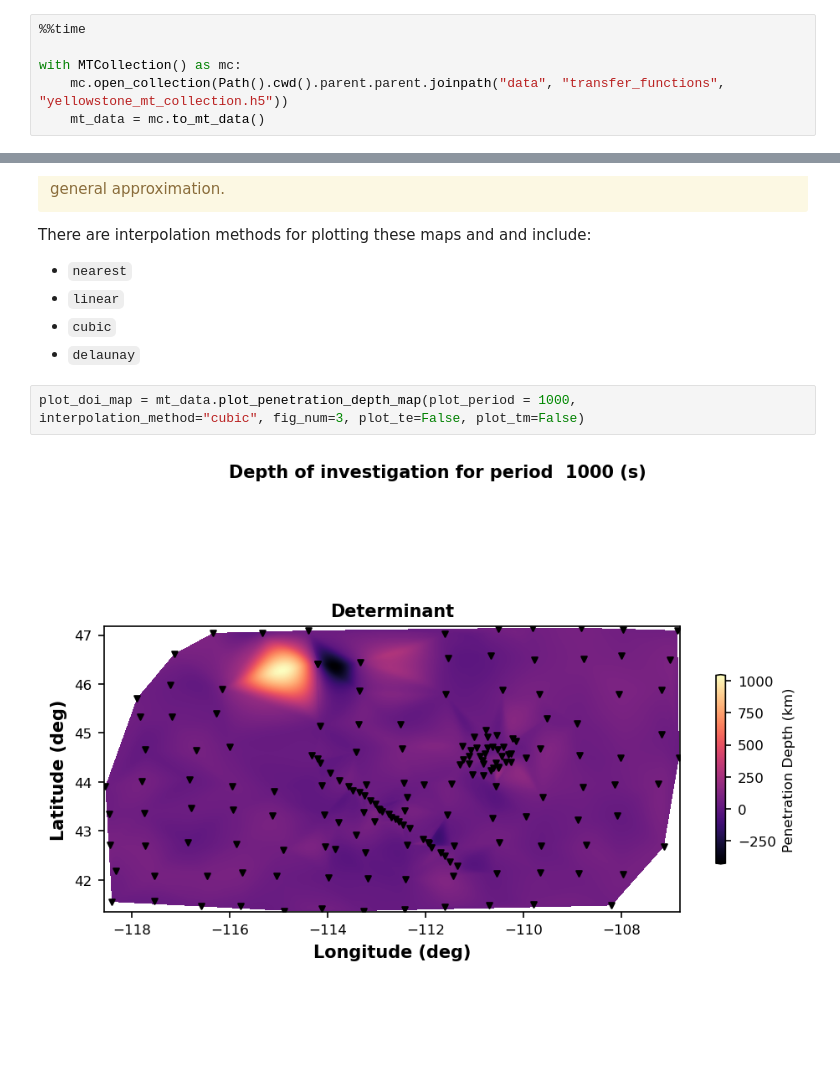
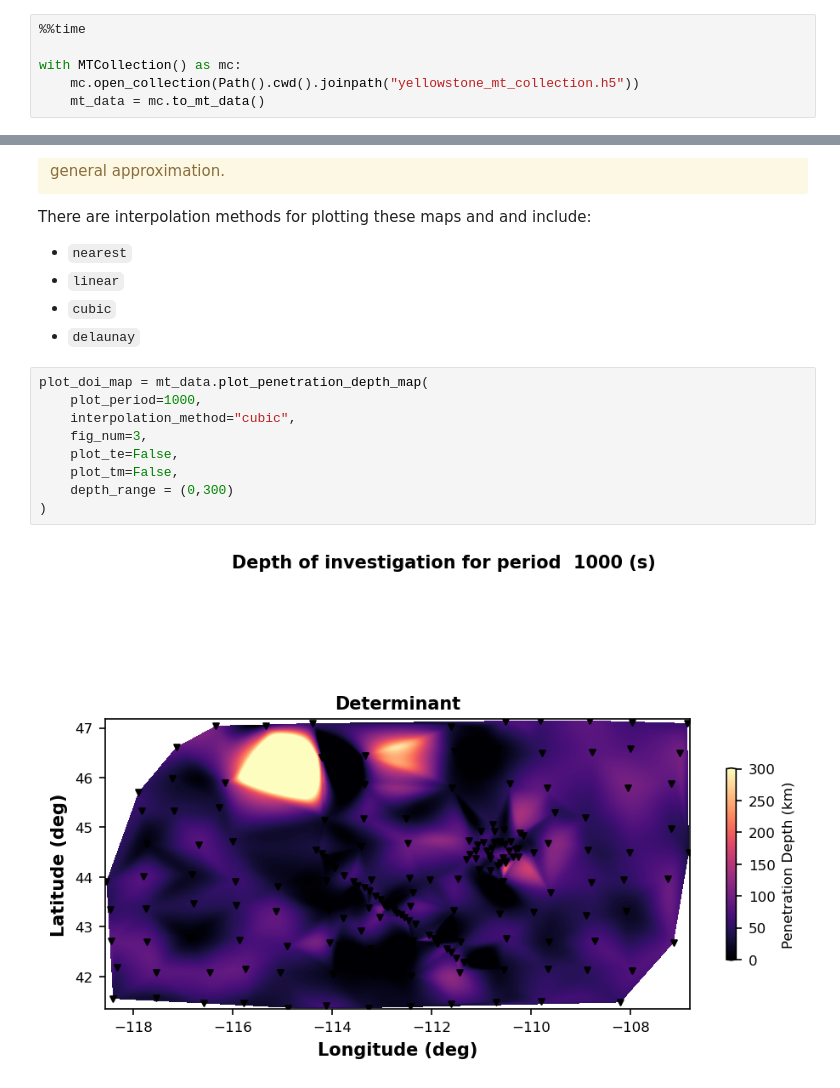
Before and after one commit to simpeg-research/earthscope-mt-course, a Jupyter notebook: notebooks/mtpy/05_plot_depth_of_investigation.ipynb, the cells around one changed output, grey strips where cells are left out. Drawn from its saved outputs; the diff is of its cells as text; blank space fills up the shorter version.

```diff
--- a/notebooks/mtpy/05_plot_depth_of_investigation.ipynb
+++ b/notebooks/mtpy/05_plot_depth_of_investigation.ipynb
@@ -24,6 +24,6 @@ In the previous example we created a MTH5 file from existing Yellowstone data.
 %%time
 
 with MTCollection() as mc:
-    mc.open_collection(Path().cwd().parent.parent.joinpath("data", "transfer_functions", "yellowstone_mt_collection.h5"))
+    mc.open_collection(Path().cwd().joinpath("yellowstone_mt_collection.h5"))
     mt_data = mc.to_mt_data()
 # %% [output]
@@ -72,9 +72,16 @@ There are interpolation methods for plotting these maps and and include:
   - `cubic`
   - `delaunay`
 # %%
-plot_doi_map = mt_data.plot_penetration_depth_map(plot_period = 1000, interpolation_method="cubic", fig_num=3, plot_te=False, plot_tm=False)
+plot_doi_map = mt_data.plot_penetration_depth_map(
+    plot_period=1000,
+    interpolation_method="cubic",
+    fig_num=3,
+    plot_te=False,
+    plot_tm=False,
+    depth_range = (0,300)
+)
 # %% [output]
-[figure, old version]
+[figure, new version]
 # %%
 plot_doi_map.plot_period = 5000
 plot_doi_map.fig_num = 4
```
Also changed, not shown: parts of 3 cells of this notebook.
